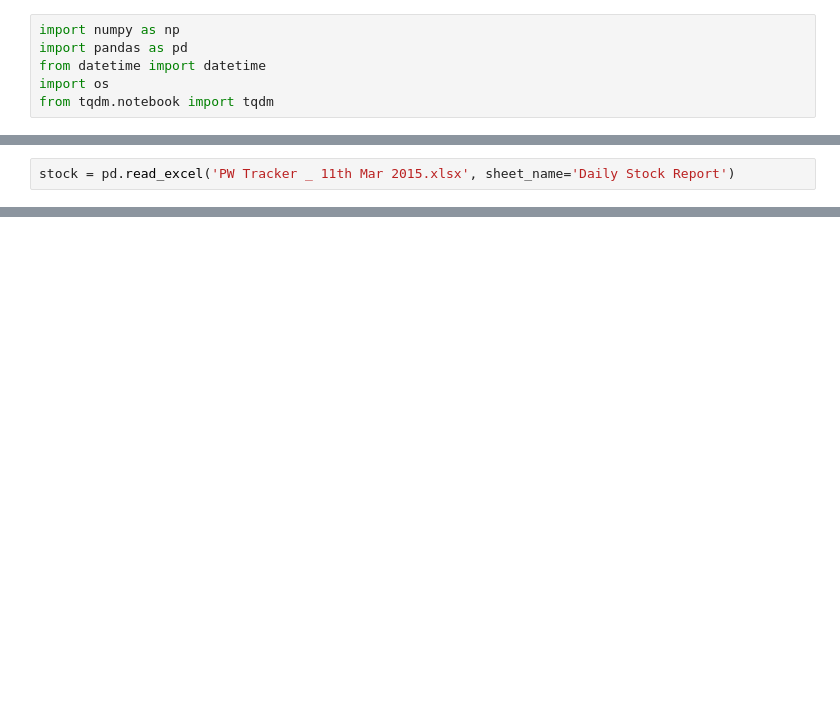
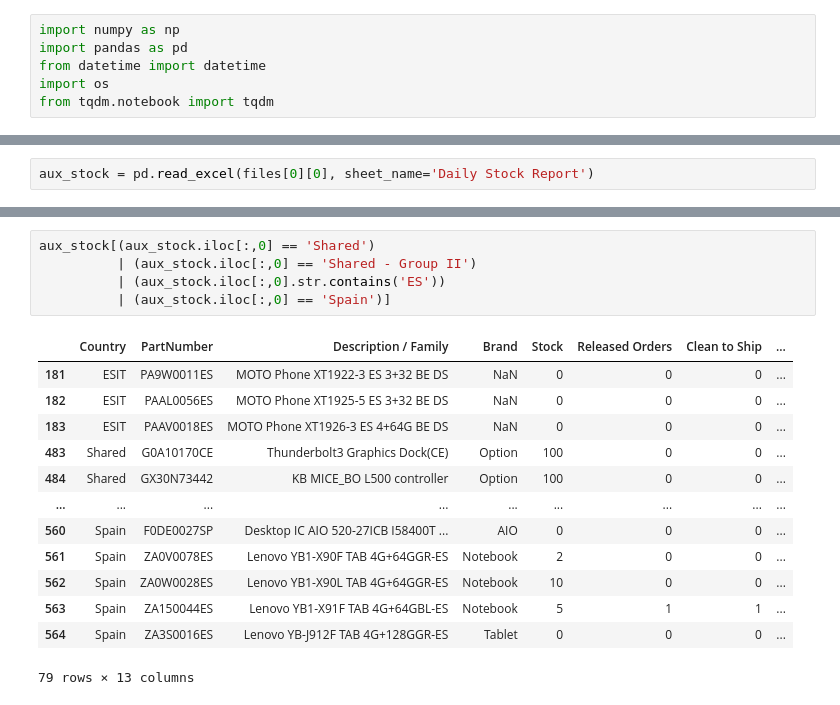
Before and after one commit to Jorge-Montenegro/TFM, a Jupyter notebook: Stock_Process.ipynb, the cells around one changed output, grey strips where cells are left out. Drawn from its saved outputs; the diff is of its cells as text; blank space fills up the shorter version.

Commit message:
ultimas actualizaciones del fichero de stock

```diff
--- a/Stock_Process.ipynb
+++ b/Stock_Process.ipynb
@@ -121,2 +142,2 @@ NameError: name 'stock' is not defined
 # %%
-stock = pd.read_excel('PW Tracker _ 11th Mar 2015.xlsx', sheet_name='Daily Stock Report')
+aux_stock = pd.read_excel(files[0][0], sheet_name='Daily Stock Report')
@@ -130,0 +166,19 @@ stock.columns = columns
+# %%
+aux_stock[(aux_stock.iloc[:,0] == 'Shared')
+          | (aux_stock.iloc[:,0] == 'Shared - Group II')
+          | (aux_stock.iloc[:,0].str.contains('ES'))
+          | (aux_stock.iloc[:,0] == 'Spain')]
+# %% [output]
+|  | Country | PartNumber | Description / Family | Brand | Stock | Released Orders | Clean to Ship | ... |
+| 181 | ESIT | PA9W0011ES | MOTO Phone XT1922-3 ES 3+32 BE DS | NaN | 0 | 0 | 0 | ... |
+| 182 | ESIT | PAAL0056ES | MOTO Phone XT1925-5 ES 3+32 BE DS | NaN | 0 | 0 | 0 | ... |
+| 183 | ESIT | PAAV0018ES | MOTO Phone XT1926-3 ES 4+64G BE DS | NaN | 0 | 0 | 0 | ... |
+| 483 | Shared | G0A10170CE | Thunderbolt3 Graphics Dock(CE) | Option | 100 | 0 | 0 | ... |
+| 484 | Shared | GX30N73442 | KB MICE_BO L500 controller | Option | 100 | 0 | 0 | ... |
+| ... | ... | ... | ... | ... | ... | ... | ... | ... |
+| 560 | Spain | F0DE0027SP | Desktop IC AIO 520-27ICB I58400T ... | AIO | 0 | 0 | 0 | ... |
+| 561 | Spain | ZA0V0078ES | Lenovo YB1-X90F TAB 4G+64GGR-ES | Notebook | 2 | 0 | 0 | ... |
+| 562 | Spain | ZA0W0028ES | Lenovo YB1-X90L TAB 4G+64GGR-ES | Notebook | 10 | 0 | 0 | ... |
+| 563 | Spain | ZA150044ES | Lenovo YB1-X91F TAB 4G+64GBL-ES | Notebook | 5 | 1 | 1 | ... |
+| 564 | Spain | ZA3S0016ES | Lenovo YB-J912F TAB 4G+128GGR-ES | Tablet | 0 | 0 | 0 | ... |
+79 rows × 13 columns
```
Also changed, not shown: parts of 43 cells of this notebook.
